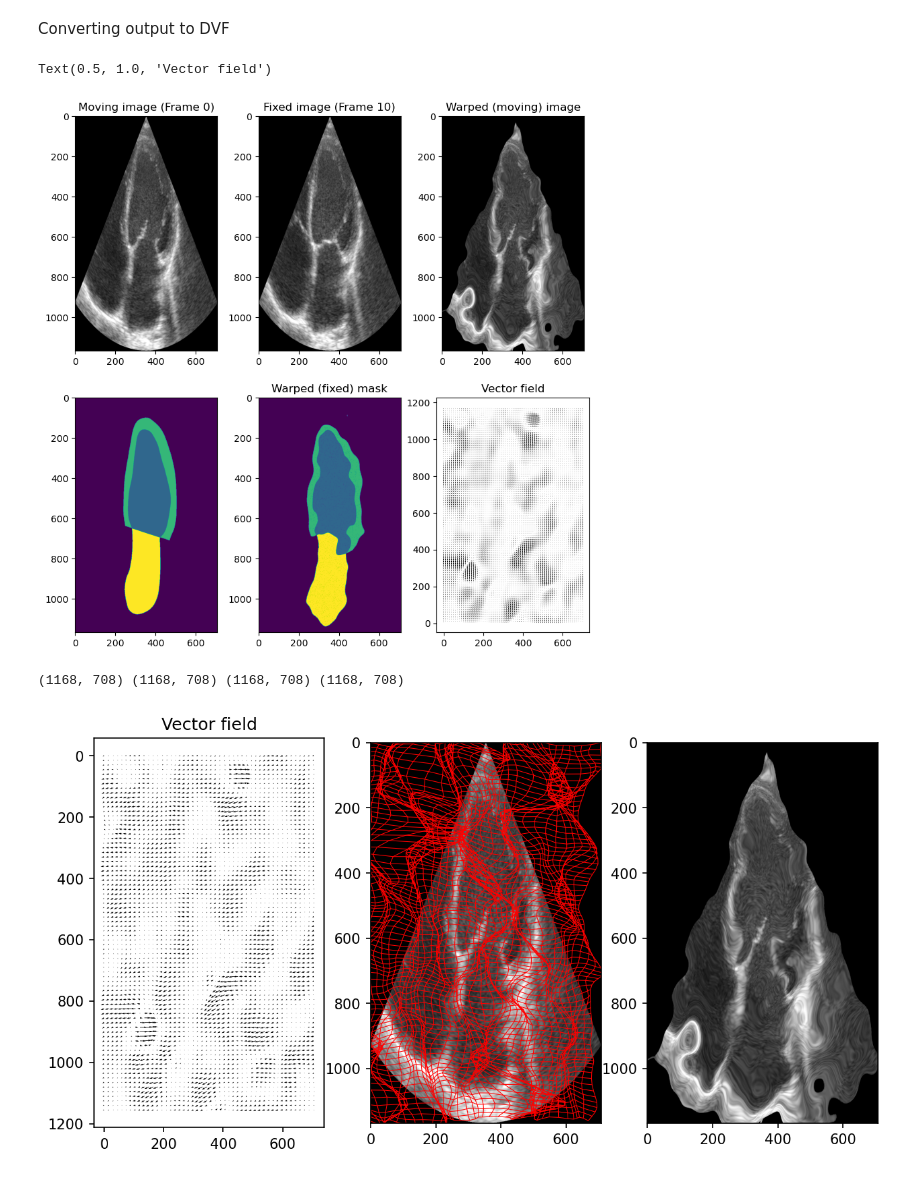
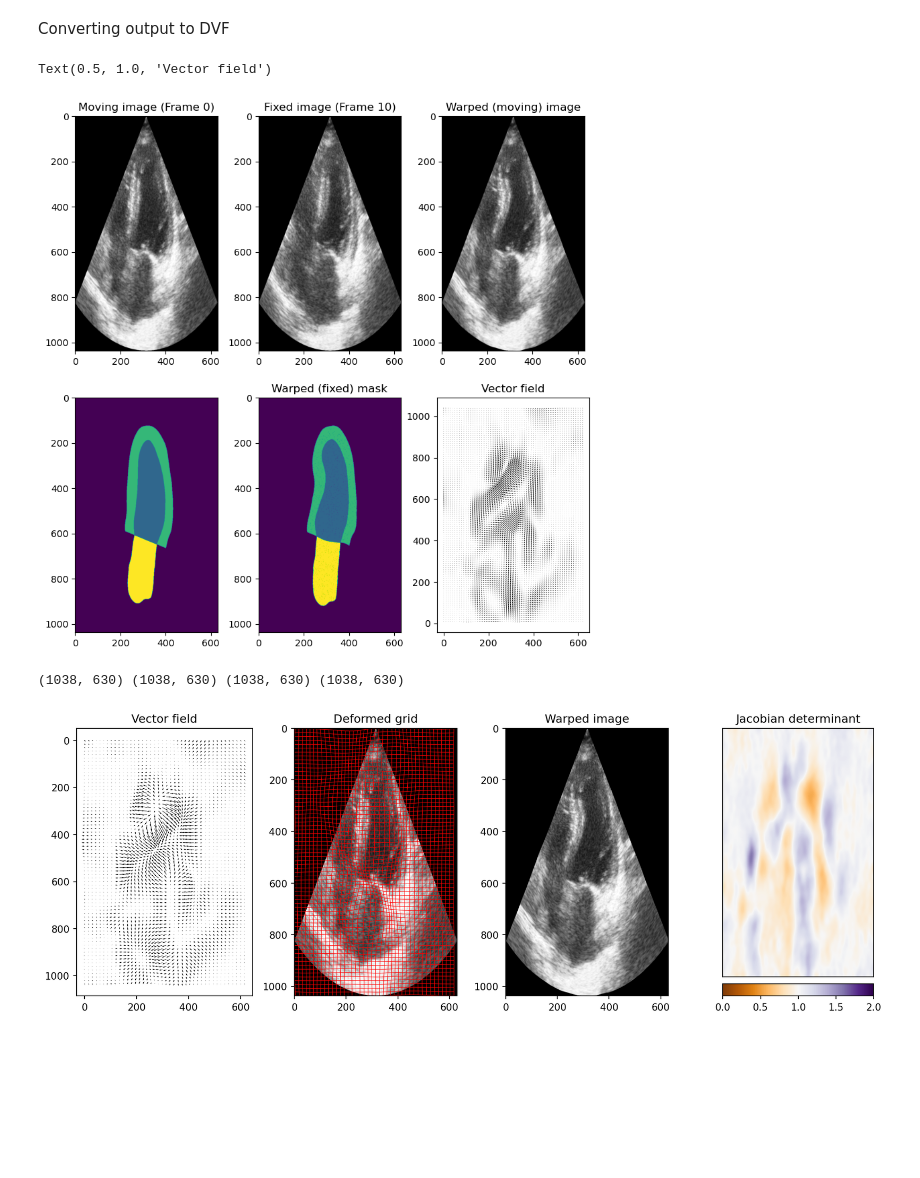
Before and after one commit to matteo-tafuro/IDIR-2D-echocardiograms, a Jupyter notebook: IDIR/CAMUS.ipynb, the cells around one changed output. Drawn from its saved outputs; the diff is of its cells as text; code cells hidden in the pictures; blank space fills up the shorter version.

Commit message:
Update with decent regularization hyperparams value

```diff
--- a/IDIR/CAMUS.ipynb
+++ b/IDIR/CAMUS.ipynb
@@ -90,8 +91,8 @@ Therefore:
 - Moving image: the image to be warped (frame $n$)
 - Fixed image: the image to be matched (frame $n+1$)
 # %%
-moving_img = vid[0]
-fixed_img = vid[10]
+moving_img = vid[4]
+fixed_img = vid[12]
 
 moving_img = torch.FloatTensor(moving_img)
 fixed_img = torch.FloatTensor(fixed_img)
@@ -104,14 +105,14 @@ out_dir = "./CAMUS"
 kwargs = {}
 kwargs["verbose"] = False
 
-kwargs["hyper_regularization"] = True # fx the volume computation, the rest should be ok
+kwargs["hyper_regularization"] = False # fx the volume computation, the rest should be ok
 kwargs["alpha_hyper"] = 1 # default is 0.25
 
 kwargs["jacobian_regularization"] = True # this should work. try changing alpha_jacobian
-kwargs["alpha_jacobian"] = 0.5 # default is 0.05
+kwargs["alpha_jacobian"] = 5 # default is 0.05
 
 kwargs["bending_regularization"] = True # this should work. try changing alpha_bending
-kwargs["alpha_bending"] = 5 # default is 10
+kwargs["alpha_bending"] = 1 # default is 10
 
 kwargs["network_type"] = "SIREN"  # Options are "MLP" and "SIREN"
 kwargs["save_folder"] = os.path.join(out_dir, patient_name + '_' + view)
@@ -119,7 +120,7 @@ kwargs["mask"] = None
 kwargs["batch_size"] = 1000
 kwargs["omega"] = 32
 
-ImpReg = models.ImplicitRegistrator(fixed_img, moving_img, **kwargs)
+ImpReg = models.ImplicitRegistrator(moving_img, fixed_img, **kwargs)
 ImpReg.fit()
 # %%
 moving_mask = sitk.ReadImage(f'/home/mtarufo/thesis/supervision_by_registration/data/camus/training/{patient_name}/{patient_name}_{view}_ED_gt.mhd')
@@ -183,7 +172,7 @@ ax[1,2].quiver(x[::step, ::step],y[::step, ::step],u[::step, ::step],v[::step, :
 ax[1,2].set_title('Vector field')
 # %% [output]
 Text(0.5, 1.0, 'Vector field')
-[figure, old version]
+[figure, new version]
 # %%
 def plot_grid(u,v, step = 10, ax=None, **kwargs):
     # as seen in https://stackoverflow.com/questions/47295473/how-to-plot-using-matplotlib-python-colahs-deformed-grid
@@ -200,32 +189,32 @@ def plot_grid(u,v, step = 10, ax=None, **kwargs):
 # %%
 dvf_scaled = dvf / 1
 step = 15 # to downsample the grid
 x,y = np.meshgrid(np.arange(0, dvf.shape[2]), np.arange(0,dvf.shape[1]))
 
 u,v = dvf_scaled[0], dvf_scaled[1]
 
 print(u.shape, v.shape, x.shape, y.shape)
 
 jacobian_1, jacobian_masked_1 = compute_jacobian_determinant(dvf)
 
 # =============================================================================
 
-fig, ax = plt.subplots(1, 3, figsize=(10,5), dpi=150)
+fig, ax = plt.subplots(1, 4, figsize=(15,5), dpi=150)
 ax[0].quiver(x[::step, ::step],y[::step, ::step],u[::step, ::step],v[::step, ::step])
 ax[0].invert_yaxis()
 ax[0].set_title('Vector field')
 plot_grid(u, v, step=step, ax=ax[1], color="red", linewidth=0.5)
 ax[1].imshow(moving_img, cmap='gray', vmin=0, vmax=255)
+ax[1].set_title('Deformed grid')
 ax[2].imshow(warped_img, cmap='gray', vmin=0, vmax=255)
-# ax[1].imshow(moving_img, cmap='gray', vmin=0, vmax=255)
-# ax[1].set_title('Deformed grid')
-# plot_jacobian_determinant(jacobian_1, jacobian_masked_1, ax=ax[2])
-# ax[2].set_title('Jacobian determinant')
+ax[2].set_title('Warped image')
+plot_jacobian_determinant(jacobian_1, jacobian_masked_1, ax=ax[3])
+ax[3].set_title('Jacobian determinant')
 
 # for a in ax.ravel():
 #     a.axis('off')
 
 plt.show()
 # %% [output]
-(1168, 708) (1168, 708) (1168, 708) (1168, 708)
+(1038, 630) (1038, 630) (1038, 630) (1038, 630)
-[figure, old version]
+[figure, new version]
```
Also changed, not shown: parts of 11 cells of this notebook.
